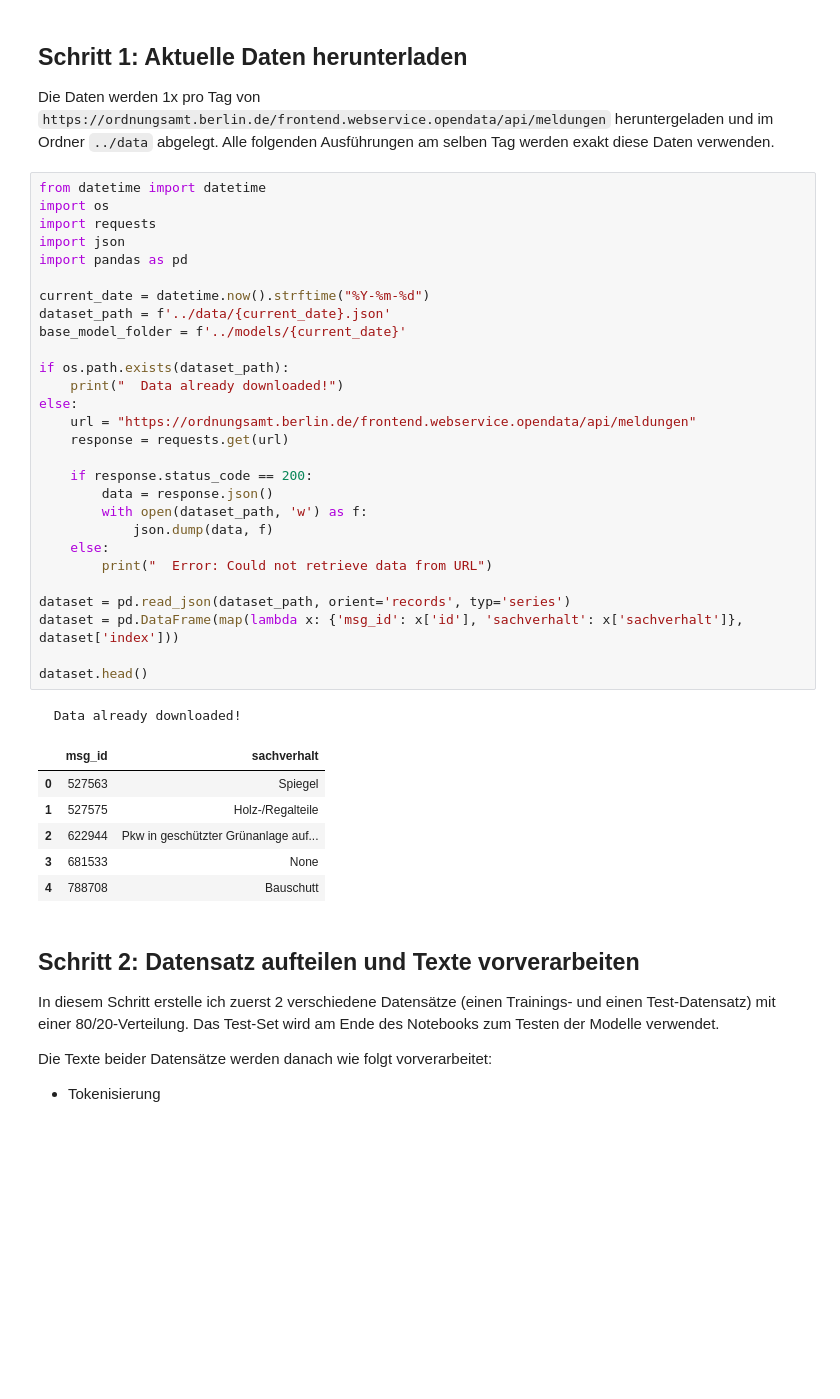
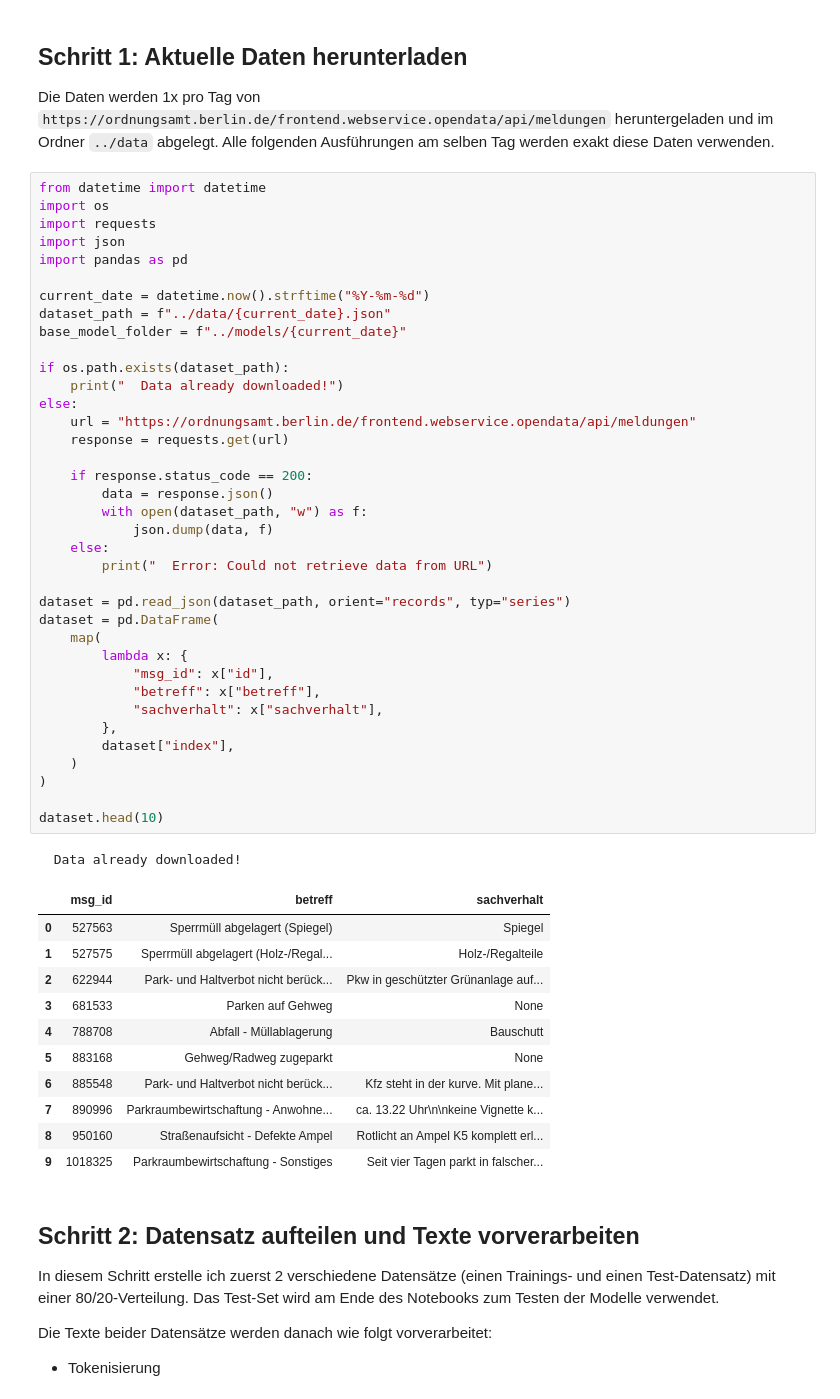
Before and after one commit to schaermu/DLBDSEDE02-Notebook, a Jupyter notebook: src/aufgabe1.ipynb, the cells around one changed output. Saved outputs shown, nothing was run; the diff lists cells and outputs as text; blank space fills up the shorter version.

```diff
--- a/src/aufgabe1.ipynb
+++ b/src/aufgabe1.ipynb
@@ -36,39 +41,53 @@ Die Daten werden 1x pro Tag von `https://ordnungsamt.berlin.de/frontend.webservi
 # %%
 from datetime import datetime
 import os
 import requests
 import json
 import pandas as pd
 
 current_date = datetime.now().strftime("%Y-%m-%d")
-dataset_path = f'../data/{current_date}.json'
-base_model_folder = f'../models/{current_date}'
+dataset_path = f"../data/{current_date}.json"
+base_model_folder = f"../models/{current_date}"
 
 if os.path.exists(dataset_path):
     print("  Data already downloaded!")
 else:
     url = "https://ordnungsamt.berlin.de/frontend.webservice.opendata/api/meldungen"
     response = requests.get(url)
 
     if response.status_code == 200:
         data = response.json()
-        with open(dataset_path, 'w') as f:
+        with open(dataset_path, "w") as f:
             json.dump(data, f)
     else:
         print("  Error: Could not retrieve data from URL")
 
-dataset = pd.read_json(dataset_path, orient='records', typ='series')
-dataset = pd.DataFrame(map(lambda x: {'msg_id': x['id'], 'sachverhalt': x['sachverhalt']}, dataset['index']))
+dataset = pd.read_json(dataset_path, orient="records", typ="series")
+dataset = pd.DataFrame(
+    map(
+        lambda x: {
+            "msg_id": x["id"],
+            "betreff": x["betreff"],
+            "sachverhalt": x["sachverhalt"],
+        },
+        dataset["index"],
+    )
+)
 
-dataset.head()
+dataset.head(10)
 # %% [output]
   Data already downloaded!
-|  | msg_id | sachverhalt |
-| 0 | 527563 | Spiegel |
-| 1 | 527575 | Holz-/Regalteile |
-| 2 | 622944 | Pkw in geschützter Grünanlage auf... |
-| 3 | 681533 | None |
-| 4 | 788708 | Bauschutt |
+|  | msg_id | betreff | sachverhalt |
+| 0 | 527563 | Sperrmüll abgelagert (Spiegel) | Spiegel |
+| 1 | 527575 | Sperrmüll abgelagert (Holz-/Regal... | Holz-/Regalteile |
+| 2 | 622944 | Park- und Haltverbot nicht berück... | Pkw in geschützter Grünanlage auf... |
+| 3 | 681533 | Parken auf Gehweg | None |
+| 4 | 788708 | Abfall - Müllablagerung | Bauschutt |
+| 5 | 883168 | Gehweg/Radweg zugeparkt | None |
+| 6 | 885548 | Park- und Haltverbot nicht berück... | Kfz steht in der kurve. Mit plane... |
+| 7 | 890996 | Parkraumbewirtschaftung - Anwohne... | ca. 13.22 Uhr\n\nkeine Vignette k... |
+| 8 | 950160 | Straßenaufsicht - Defekte Ampel | Rotlicht an Ampel K5 komplett erl... |
+| 9 | 1018325 | Parkraumbewirtschaftung - Sonstiges | Seit vier Tagen parkt in falscher... |
 # %% [markdown]
 ## Schritt 2: Datensatz aufteilen und Texte vorverarbeiten
 In diesem Schritt erstelle ich zuerst 2 verschiedene Datensätze (einen Trainings- und einen Test-Datensatz) mit einer 80/20-Verteilung. Das Test-Set wird am Ende des Notebooks zum Testen der Modelle verwendet.
```
Also changed, not shown: parts of 13 cells of this notebook, 1 other file.
